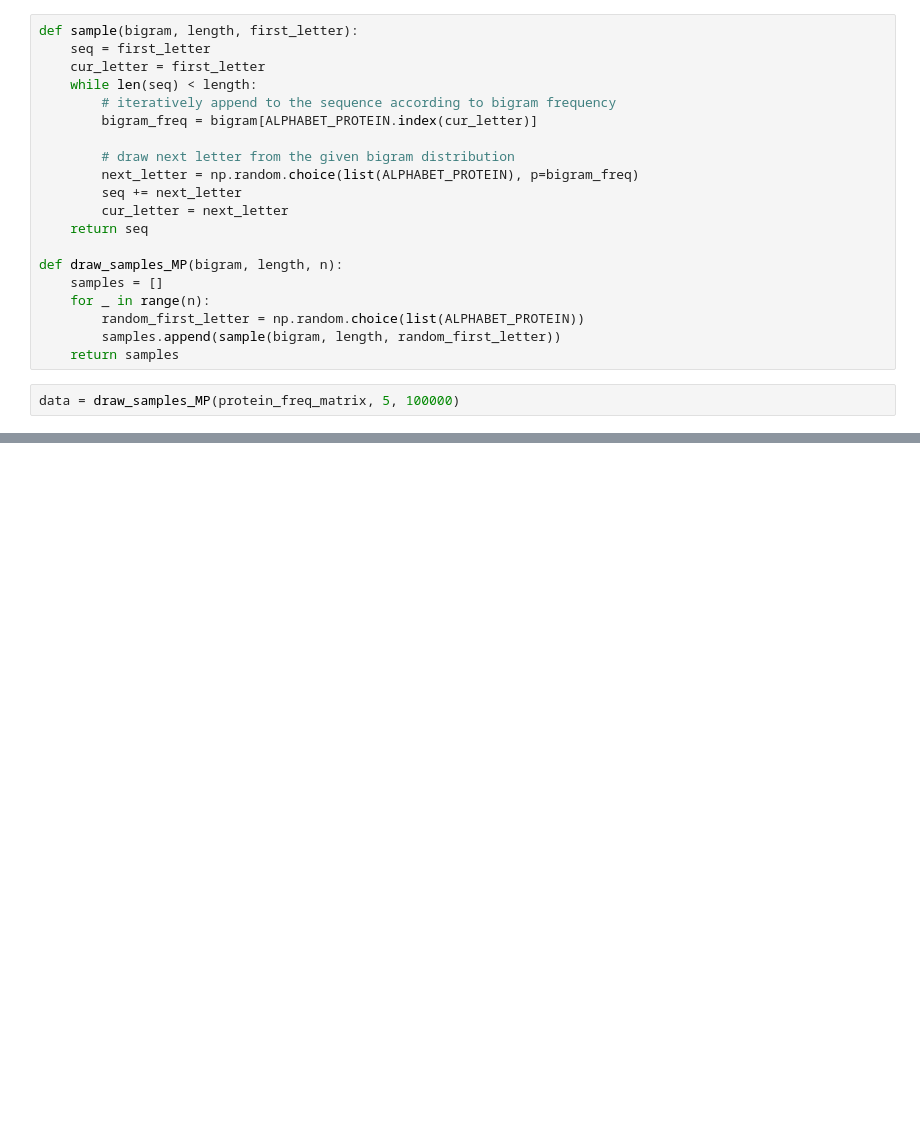
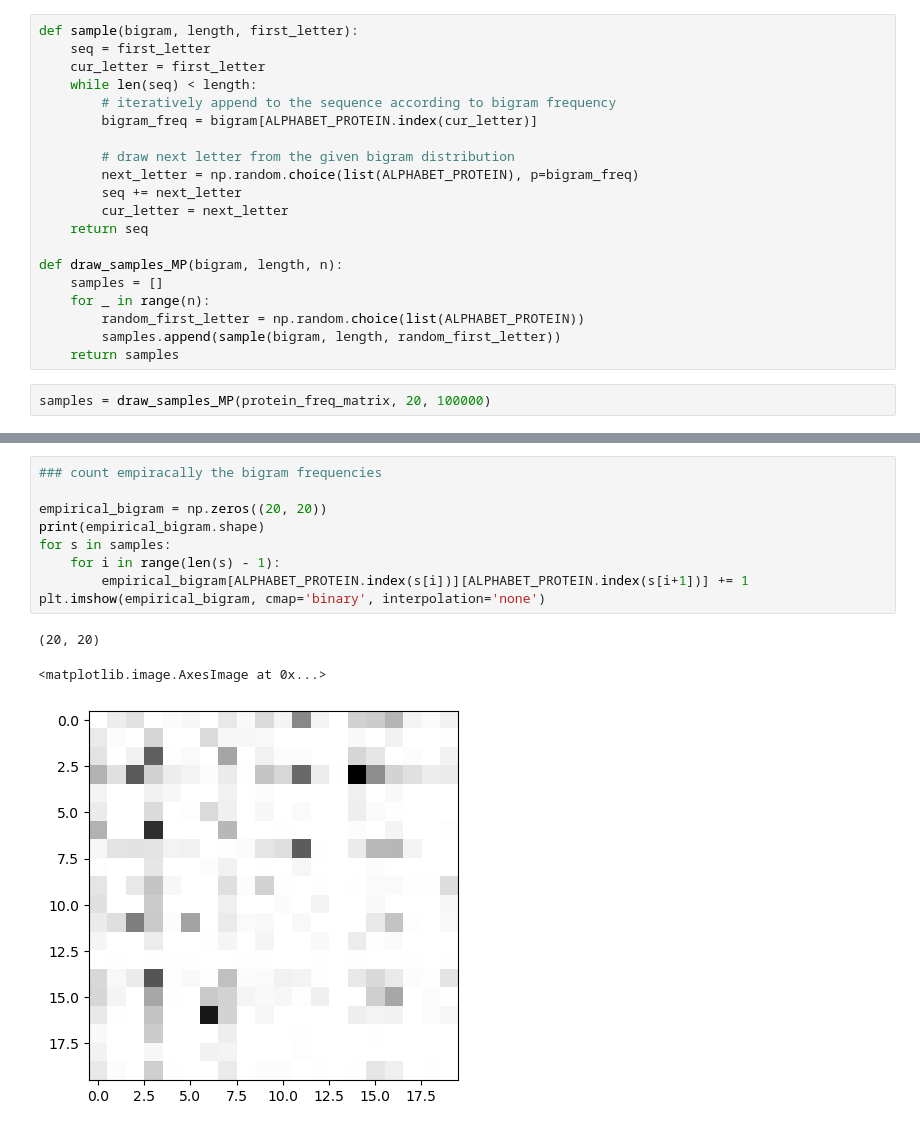
Before and after one commit to LDeng0205/msa_classify, a Jupyter notebook: simulation_markov.ipynb, the cells around one changed output, grey strips where cells are left out. Drawn from its saved outputs; the diff is of its cells as text; blank space fills up the shorter version.

```diff
--- a/simulation_markov.ipynb
+++ b/simulation_markov.ipynb
@@ -91,4 +91,4 @@ def draw_samples_MP(bigram, length, n):
         samples.append(sample(bigram, length, random_first_letter))
     return samples
 # %%
-data = draw_samples_MP(protein_freq_matrix, 5, 100000)
+samples = draw_samples_MP(protein_freq_matrix, 20, 100000)
@@ -94,0 +134,13 @@ data = draw_samples_MP(protein_freq_matrix, 5, 100000)
+# %%
+### count empiracally the bigram frequencies
+
+empirical_bigram = np.zeros((20, 20))
+print(empirical_bigram.shape)
+for s in samples:
+    for i in range(len(s) - 1):
+        empirical_bigram[ALPHABET_PROTEIN.index(s[i])][ALPHABET_PROTEIN.index(s[i+1])] += 1
+plt.imshow(empirical_bigram, cmap='binary', interpolation='none')
+# %% [output]
+(20, 20)
+<matplotlib.image.AxesImage at 0x...>
+[figure, added]
```
Also changed, not shown: parts of 18 cells of this notebook, 1 other file.
